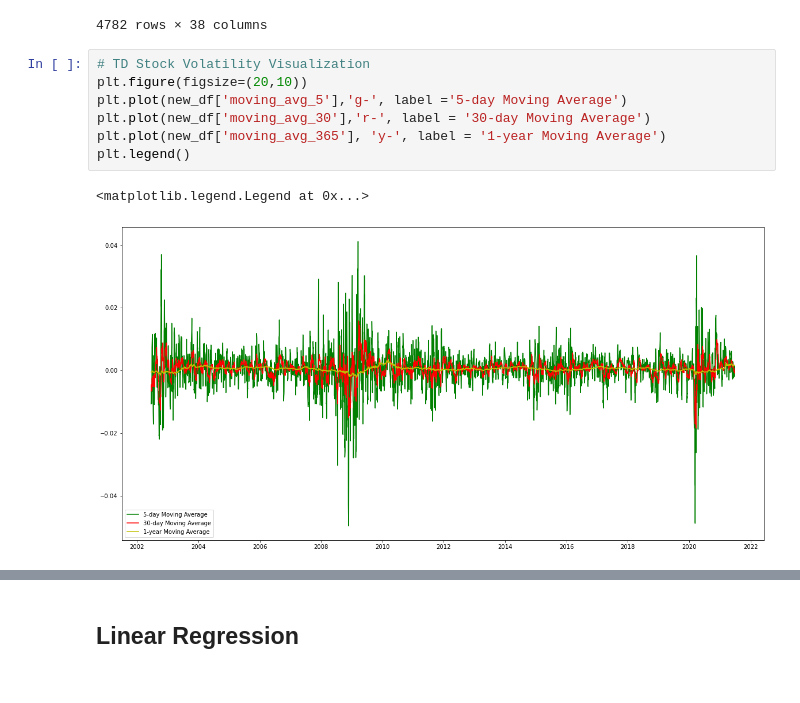
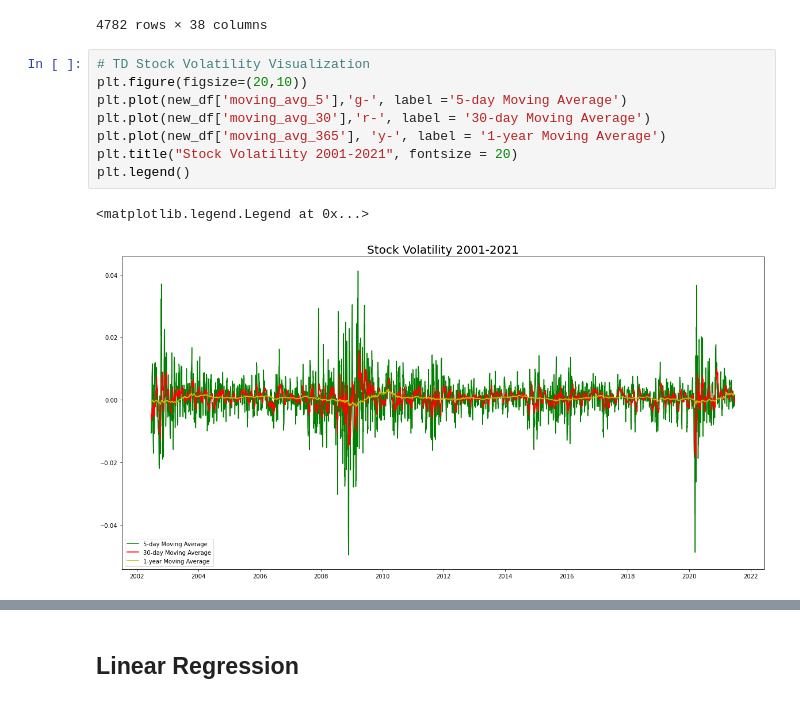
Before and after one commit to linhdinh0908/Stock-Price-Prediction-Model, a Jupyter notebook: Stock Price Prediction.ipynb, the cells around one changed output, grey strips where cells are left out. Saved outputs shown, nothing was run; the diff lists cells and outputs as text.

```diff
--- a/Stock Price Prediction.ipynb
+++ b/Stock Price Prediction.ipynb
@@ -134,10 +134,11 @@ new_df
 # %%
 # TD Stock Volatility Visualization
 plt.figure(figsize=(20,10))
 plt.plot(new_df['moving_avg_5'],'g-', label ='5-day Moving Average')
 plt.plot(new_df['moving_avg_30'],'r-', label = '30-day Moving Average')
 plt.plot(new_df['moving_avg_365'], 'y-', label = '1-year Moving Average')
+plt.title("Stock Volatility 2001-2021", fontsize = 20)
 plt.legend()
 # %% [output]
 <matplotlib.legend.Legend at 0x...>
-[figure, old version]
+[figure, new version]
```
Also changed, not shown: parts of 12 cells of this notebook.
